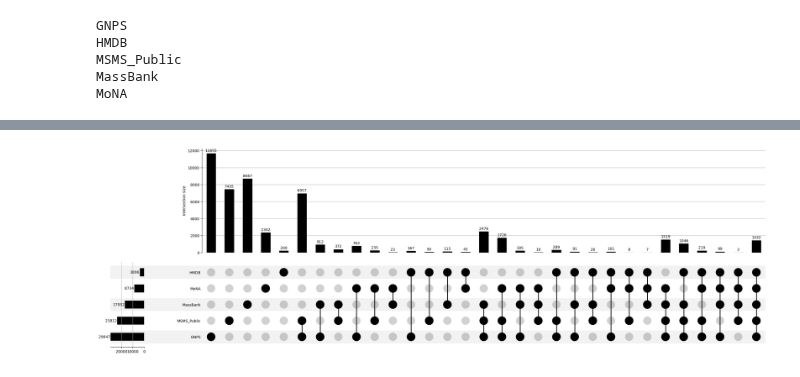
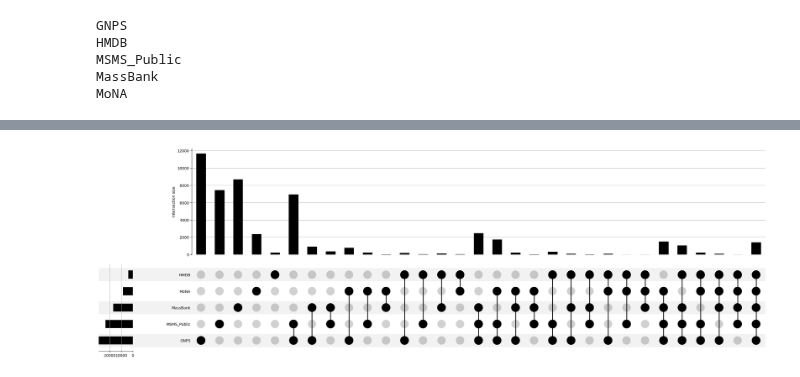
Before and after one commit to eMetaboHUB/FragHub, a Jupyter notebook: scripts/TOOLS/upset_msp.ipynb, the cells around one changed output, grey strips where cells are left out. Cells and saved outputs as stored; diff of their text form; code cells hidden in the pictures.

```diff
--- a/scripts/TOOLS/upset_msp.ipynb
+++ b/scripts/TOOLS/upset_msp.ipynb
@@ -101,6 +101,6 @@ print(pivot_df)
 # %%
 upset_data = from_contents(pivot_df)
 # %%
-ax_dict = UpSet(upset_data, subset_size='count', show_counts=True, element_size=64).plot()
+ax_dict = UpSet(upset_data, subset_size='count', show_counts=False, element_size=64).plot()
 # %% [output]
-[figure, old version]
+[figure, new version]
```
Also changed, not shown: parts of 1 cell of this notebook.
